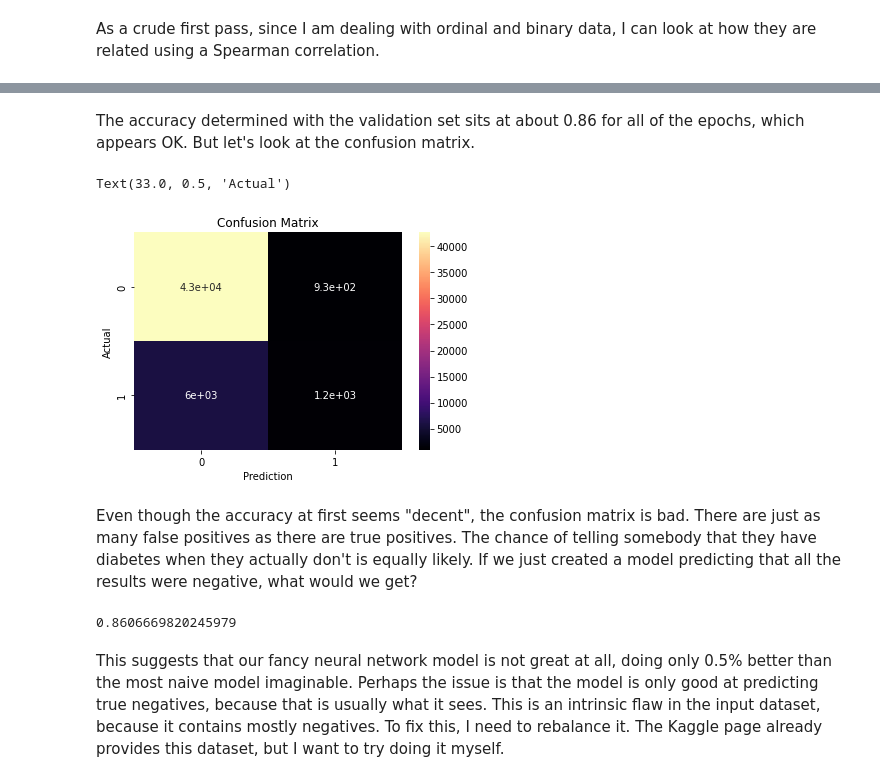
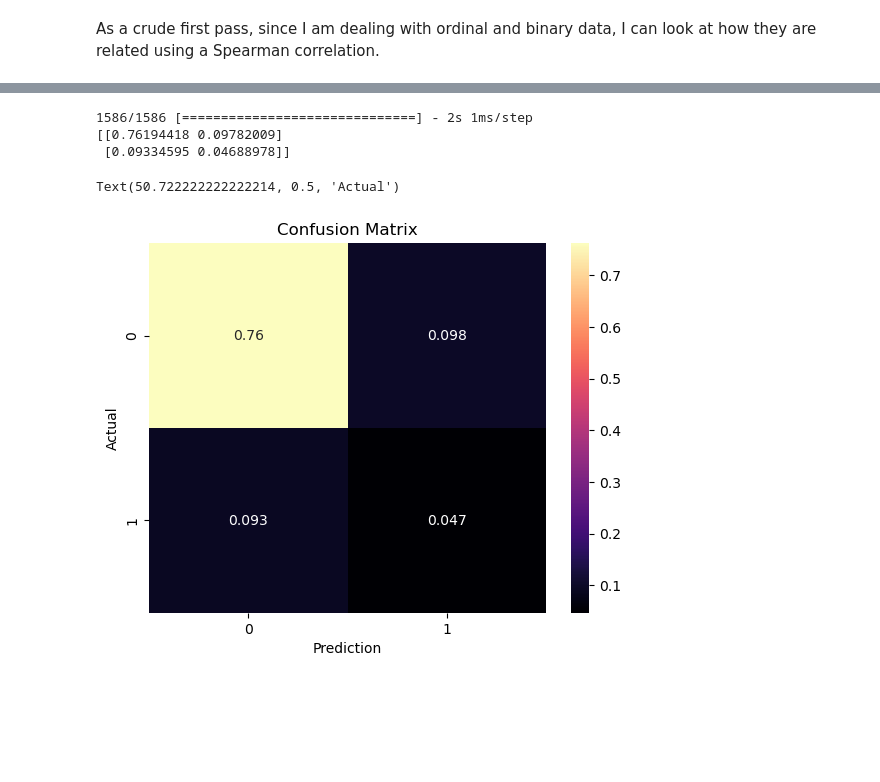
Before and after one commit to dhart31/scikit-learn_projects, a Jupyter notebook: predicting_diabetes_risk.ipynb, the cells around one changed output, grey strips where cells are left out. Drawn from its saved outputs; the diff is of its cells as text; code cells hidden in the pictures; blank space fills up the shorter version.

```diff
--- a/predicting_diabetes_risk.ipynb
+++ b/predicting_diabetes_risk.ipynb
@@ -52,19 +40,0 @@ X_train, X_test, y_train, y_test = train_test_split(X_sc, y, test_size=0.20, ran
-# %%
-def build_model(hp):
-    model = tf.keras.Sequential()
-    model.add(tf.keras.layers.Dense(hp.Int("input_units",32,512,32),activation='relu'))
-    for i in range(hp.Int("n_layers",1,2)):
-        model.add(tf.keras.layers.Dense(hp.Int(f"layer_{i}",32,512,32),activation='relu'))
-    model.add(tf.keras.layers.Dense(1,activation='sigmoid'))
-    model.compile(loss='mse',optimizer='adam',metrics=['accuracy'])
-    return model
-
-tuner = BayesianOptimization(
-    build_model,
-    objective = "val_accuracy",
-    max_trials = 10,
-    executions_per_trial = 1,
-    directory = "diabetes_risk",
-    overwrite=True)
-
-tuner.search(x=X_train,y=y_train,epochs=1,batch_size=256,verbose=1,validation_split=0.33)
@@ -77,0 +43,3 @@ INFO:tensorflow:Oracle triggered exit
+# %%
+sm = SMOTE(random_state=42)
+X_train_res, y_train_res = sm.fit_resample(X_train_sc,y_train)
@@ -77,0 +54,9 @@ INFO:tensorflow:Oracle triggered exit
+# %%
+tuner_os = BayesianOptimization(
+    build_model,
+    objective = "val_loss",
+    max_trials = 10,
+    executions_per_trial = 1,
+    directory = "diabetes_risk",
+    overwrite=True)
+stop_early = tf.keras.callbacks.EarlyStopping(monitor='val_loss', patience=5)
@@ -78,5 +72,6 @@ INFO:tensorflow:Oracle triggered exit
 # %%
-print(tuner.get_best_hyperparameters()[0].values)
-best_model = tuner.get_best_models()[0]
-history = best_model.fit(X_train, y_train, validation_split = 0.33,epochs=6, batch_size = 256)
+print(tuner_os.get_best_hyperparameters()[0].values)
+best_model_os = tuner_os.get_best_models()[0]
+stop_early = tf.keras.callbacks.EarlyStopping(monitor='val_loss', patience=40)
+history = best_model_os.fit(X_train_res, y_train_res, validation_split = 0.33,epochs=400, batch_size = 2048,callbacks=[stop_early])
 # %% [output]
@@ -110,20 +109,15 @@ Text(0.5, 0, 'Epochs')
-# %% [markdown]
-The accuracy determined with the validation set sits at about 0.86 for all of the epochs, which appears OK. But let's look at the confusion matrix.
 # %%
-y_pred = best_model.predict(X_test)
+y_pred = best_model_os.predict(X_test_sc)
 conf_mat = metrics.confusion_matrix(y_test,np.round(y_pred))
+conf_mat = conf_mat/np.sum(conf_mat)
+print(conf_mat)
 sns.heatmap(conf_mat,annot=True,cmap='magma')
 plt.title('Confusion Matrix')
 plt.xlabel("Prediction")
 plt.ylabel("Actual")
 # %% [output]
-Text(33.0, 0.5, 'Actual')
+1586/1586 [==============================] - 2s 1ms/step
+[[0.76194418 0.09782009]
+ [0.09334595 0.04688978]]
+Text(50.722222222222214, 0.5, 'Actual')
-[figure, old version]
+[figure, new version]
-# %% [markdown]
-Even though the accuracy at first seems "decent", the confusion matrix is bad. There are just as many false positives as there are true positives. The chance of telling somebody that they have diabetes when they actually don't is equally likely. If we just created a model predicting that all the results were negative, what would we get?
-# %%
-np.sum(y==0)/np.size(y)
-# %% [output]
-0.8606669820245979
-# %% [markdown]
-This suggests that our fancy neural network model is not great at all, doing only 0.5% better than the most naive model imaginable. Perhaps the issue is that the model is only good at predicting true negatives, because that is usually what it sees. This is an intrinsic flaw in the input dataset, because it contains mostly negatives. To fix this, I need to rebalance it. The Kaggle page already provides this dataset, but I want to try doing it myself.
```
Also changed, not shown: parts of 37 cells of this notebook, 1 other file.
